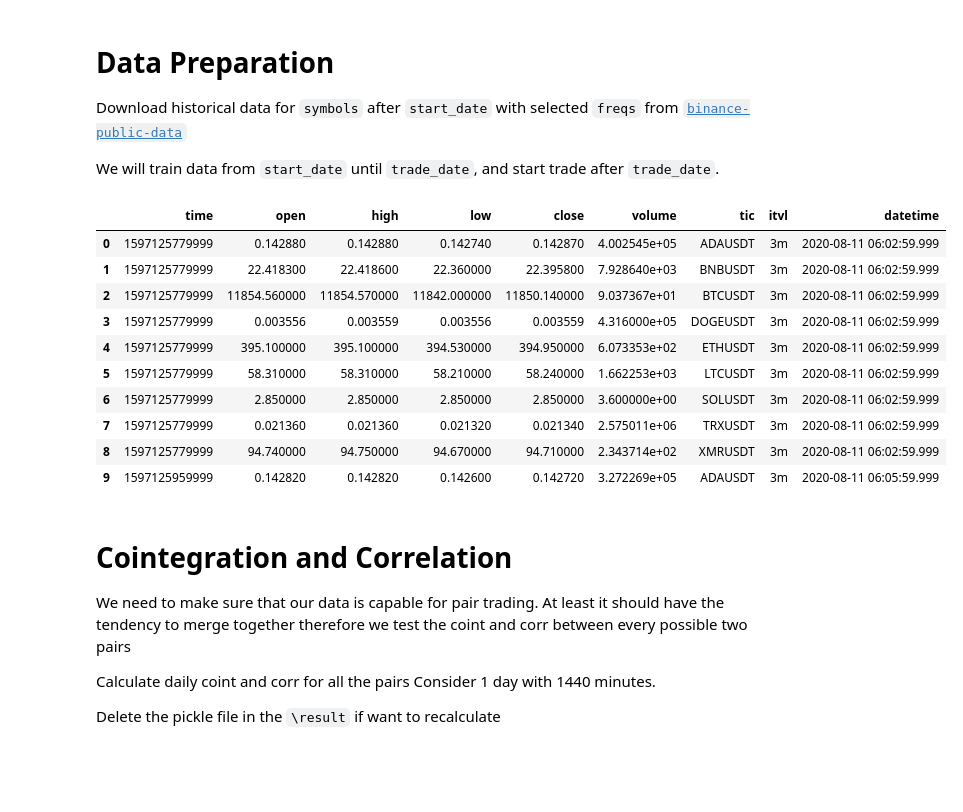
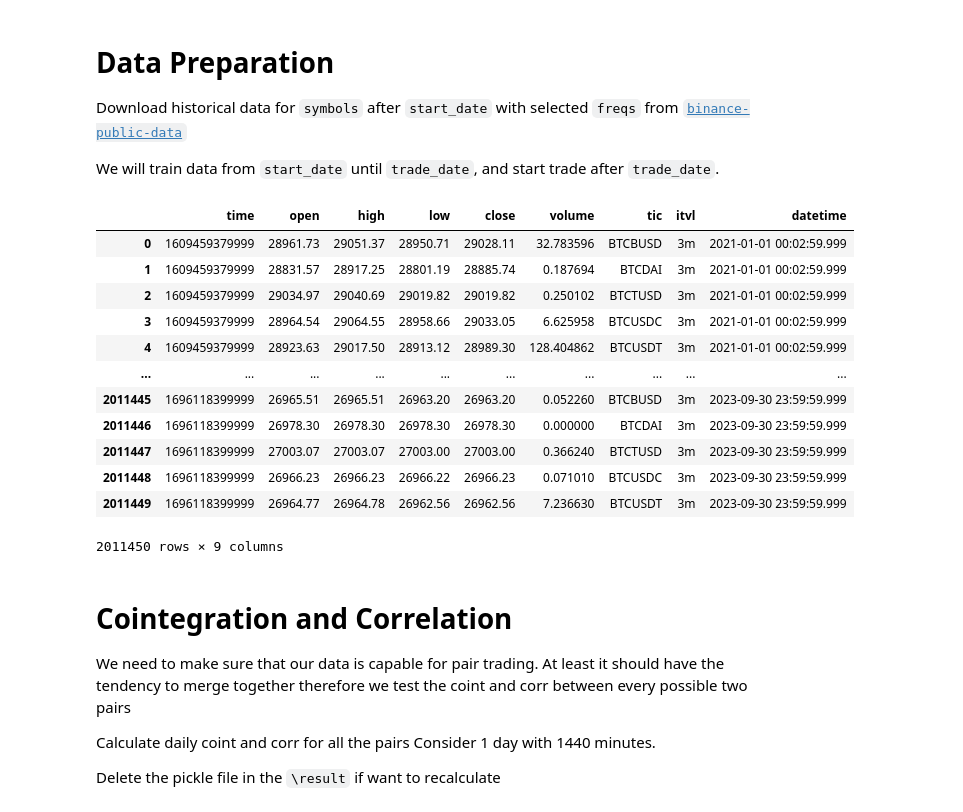
Before and after one commit to Hongshen-Yang/pair-trading-envs, a Jupyter notebook: trade_gridsearch.ipynb, the cells around one changed output. Cells and saved outputs as stored; diff of their text form; code cells hidden in the pictures; blank space fills up the shorter version.

Commit message:
switched symbols to BTC-Stablecoins

```diff
--- a/trade_gridsearch.ipynb
+++ b/trade_gridsearch.ipynb
@@ -44,7 +46,9 @@ Download historical data for `symbols` after `start_date` with selected `freqs`
 
 We will train data from `start_date` until `trade_date`, and start trade after `trade_date`.
 # %%
-symbols = ['BTCUSDT', 'ETHUSDT', 'LTCUSDT', 'XMRUSDT', 'BNBUSDT', 'ADAUSDT', 'DOGEUSDT', 'SOLUSDT', 'TRXUSDT']
+# symbols = ['BTCUSDT', 'ETHUSDT', 'LTCUSDT', 'XMRUSDT', 'BNBUSDT', 'ADAUSDT', 'DOGEUSDT', 'SOLUSDT', 'TRXUSDT']
+symbols = ['BTCUSDT', 'BTCUSD', 'BTCTUSD', 'BTCUSDC', 'BTCBUSD', 'BTCDAI']
+# symbols = ['USDCUSDT', 'DAIUSDT', 'TUSDUSDT', 'BUSDUSDT', 'USDCTUSD', 'USDCBUSD', 'DAIBUSD', 'TUSDBUSD', 'BUSDDAI']
 start_date = '2022-01-01'
 trade_date = '2023-01-01'
 
@@ -61,25 +65,27 @@ else:
 # %%
 '''
 Read the downloaded OHLCV data into `pandas` dataframe
 '''
 
 # dfs = read2df(symbols, freqs)
 dfs = read2df(symbols, freqs)
 
 # have a preview
-dfs[0].head(10)
+dfs[0]
 # %% [output]
 |  | time | open | high | low | close | volume | tic | itvl | datetime |
-| 0 | 1597125779999 | 0.142880 | 0.142880 | 0.142740 | 0.142870 | 4.002545e+05 | ADAUSDT | 3m | 2020-08-11 06:02:59.999 |
-| 1 | 1597125779999 | 22.418300 | 22.418600 | 22.360000 | 22.395800 | 7.928640e+03 | BNBUSDT | 3m | 2020-08-11 06:02:59.999 |
-| 2 | 1597125779999 | 11854.560000 | 11854.570000 | 11842.000000 | 11850.140000 | 9.037367e+01 | BTCUSDT | 3m | 2020-08-11 06:02:59.999 |
-| 3 | 1597125779999 | 0.003556 | 0.003559 | 0.003556 | 0.003559 | 4.316000e+05 | DOGEUSDT | 3m | 2020-08-11 06:02:59.999 |
-| 4 | 1597125779999 | 395.100000 | 395.100000 | 394.530000 | 394.950000 | 6.073353e+02 | ETHUSDT | 3m | 2020-08-11 06:02:59.999 |
-| 5 | 1597125779999 | 58.310000 | 58.310000 | 58.210000 | 58.240000 | 1.662253e+03 | LTCUSDT | 3m | 2020-08-11 06:02:59.999 |
-| 6 | 1597125779999 | 2.850000 | 2.850000 | 2.850000 | 2.850000 | 3.600000e+00 | SOLUSDT | 3m | 2020-08-11 06:02:59.999 |
-| 7 | 1597125779999 | 0.021360 | 0.021360 | 0.021320 | 0.021340 | 2.575011e+06 | TRXUSDT | 3m | 2020-08-11 06:02:59.999 |
-| 8 | 1597125779999 | 94.740000 | 94.750000 | 94.670000 | 94.710000 | 2.343714e+02 | XMRUSDT | 3m | 2020-08-11 06:02:59.999 |
-| 9 | 1597125959999 | 0.142820 | 0.142820 | 0.142600 | 0.142720 | 3.272269e+05 | ADAUSDT | 3m | 2020-08-11 06:05:59.999 |
+| 0 | 1609459379999 | 28961.73 | 29051.37 | 28950.71 | 29028.11 | 32.783596 | BTCBUSD | 3m | 2021-01-01 00:02:59.999 |
+| 1 | 1609459379999 | 28831.57 | 28917.25 | 28801.19 | 28885.74 | 0.187694 | BTCDAI | 3m | 2021-01-01 00:02:59.999 |
+| 2 | 1609459379999 | 29034.97 | 29040.69 | 29019.82 | 29019.82 | 0.250102 | BTCTUSD | 3m | 2021-01-01 00:02:59.999 |
+| 3 | 1609459379999 | 28964.54 | 29064.55 | 28958.66 | 29033.05 | 6.625958 | BTCUSDC | 3m | 2021-01-01 00:02:59.999 |
+| 4 | 1609459379999 | 28923.63 | 29017.50 | 28913.12 | 28989.30 | 128.404862 | BTCUSDT | 3m | 2021-01-01 00:02:59.999 |
+| ... | ... | ... | ... | ... | ... | ... | ... | ... | ... |
+| 2011445 | 1696118399999 | 26965.51 | 26965.51 | 26963.20 | 26963.20 | 0.052260 | BTCBUSD | 3m | 2023-09-30 23:59:59.999 |
+| 2011446 | 1696118399999 | 26978.30 | 26978.30 | 26978.30 | 26978.30 | 0.000000 | BTCDAI | 3m | 2023-09-30 23:59:59.999 |
+| 2011447 | 1696118399999 | 27003.07 | 27003.07 | 27003.00 | 27003.00 | 0.366240 | BTCTUSD | 3m | 2023-09-30 23:59:59.999 |
+| 2011448 | 1696118399999 | 26966.23 | 26966.23 | 26966.22 | 26966.23 | 0.071010 | BTCUSDC | 3m | 2023-09-30 23:59:59.999 |
+| 2011449 | 1696118399999 | 26964.77 | 26964.78 | 26962.56 | 26962.56 | 7.236630 | BTCUSDT | 3m | 2023-09-30 23:59:59.999 |
+2011450 rows × 9 columns
 # %%
 '''
 Set data before `trade_data` as training data, after `trade_data` is trade_data
```
Also changed, not shown: parts of 13 cells of this notebook, 14 other files.
